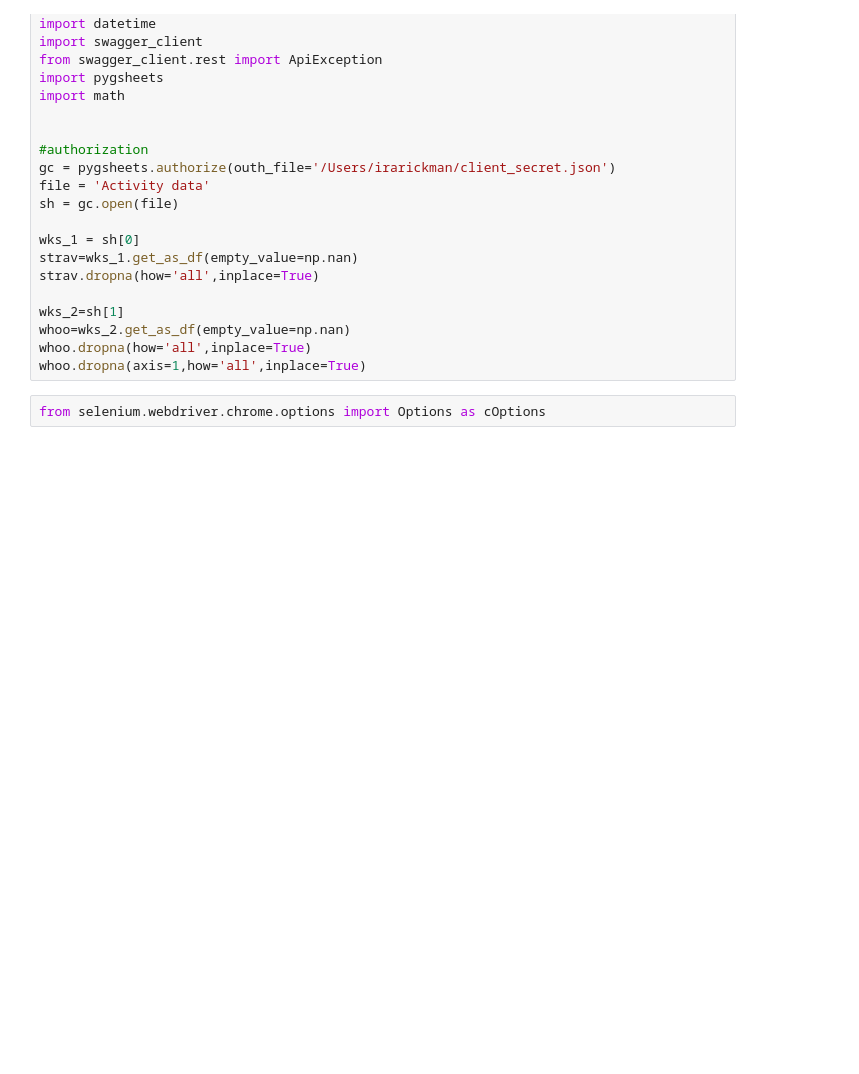
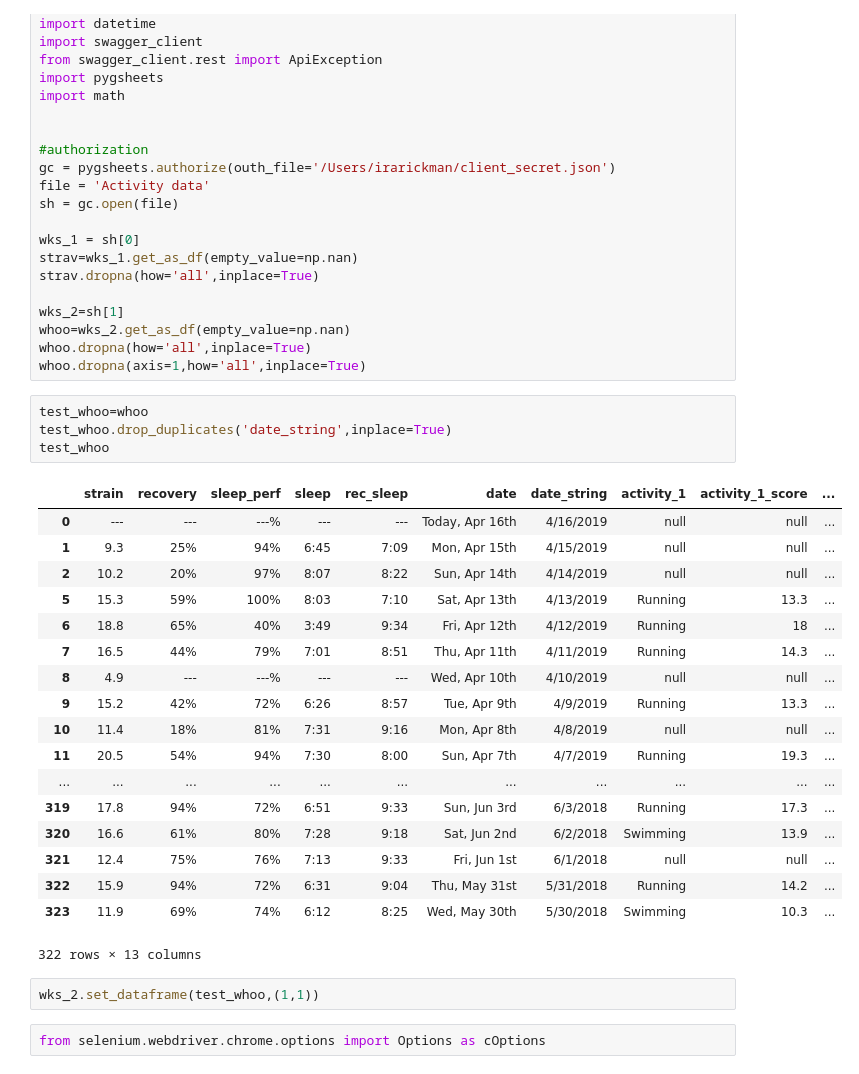
Before and after one commit to irickman/WHOOP-Strava-data, a Jupyter notebook: Testing.ipynb, the cells around one changed output. Drawn from its saved outputs; the diff is of its cells as text; blank space fills up the shorter version.

```diff
--- a/Testing.ipynb
+++ b/Testing.ipynb
@@ -42,6 +42,31 @@ wks_2=sh[1]
 whoo=wks_2.get_as_df(empty_value=np.nan)
 whoo.dropna(how='all',inplace=True)
 whoo.dropna(axis=1,how='all',inplace=True)
+# %%
+test_whoo=whoo
+test_whoo.drop_duplicates('date_string',inplace=True)
+test_whoo
+# %% [output]
+|  | strain | recovery | sleep_perf | sleep | rec_sleep | date | date_string | activity_1 | activity_1_score | ... |
+| 0 | --- | --- | ---% | --- | --- | Today, Apr 16th | 4/16/2019 | null | null | ... |
+| 1 | 9.3 | 25% | 94% | 6:45 | 7:09 | Mon, Apr 15th | 4/15/2019 | null | null | ... |
+| 2 | 10.2 | 20% | 97% | 8:07 | 8:22 | Sun, Apr 14th | 4/14/2019 | null | null | ... |
+| 5 | 15.3 | 59% | 100% | 8:03 | 7:10 | Sat, Apr 13th | 4/13/2019 | Running | 13.3 | ... |
+| 6 | 18.8 | 65% | 40% | 3:49 | 9:34 | Fri, Apr 12th | 4/12/2019 | Running | 18 | ... |
+| 7 | 16.5 | 44% | 79% | 7:01 | 8:51 | Thu, Apr 11th | 4/11/2019 | Running | 14.3 | ... |
+| 8 | 4.9 | --- | ---% | --- | --- | Wed, Apr 10th | 4/10/2019 | null | null | ... |
+| 9 | 15.2 | 42% | 72% | 6:26 | 8:57 | Tue, Apr 9th | 4/9/2019 | Running | 13.3 | ... |
+| 10 | 11.4 | 18% | 81% | 7:31 | 9:16 | Mon, Apr 8th | 4/8/2019 | null | null | ... |
+| 11 | 20.5 | 54% | 94% | 7:30 | 8:00 | Sun, Apr 7th | 4/7/2019 | Running | 19.3 | ... |
+| ... | ... | ... | ... | ... | ... | ... | ... | ... | ... | ... |
+| 319 | 17.8 | 94% | 72% | 6:51 | 9:33 | Sun, Jun 3rd | 6/3/2018 | Running | 17.3 | ... |
+| 320 | 16.6 | 61% | 80% | 7:28 | 9:18 | Sat, Jun 2nd | 6/2/2018 | Swimming | 13.9 | ... |
+| 321 | 12.4 | 75% | 76% | 7:13 | 9:33 | Fri, Jun 1st | 6/1/2018 | null | null | ... |
+| 322 | 15.9 | 94% | 72% | 6:31 | 9:04 | Thu, May 31st | 5/31/2018 | Running | 14.2 | ... |
+| 323 | 11.9 | 69% | 74% | 6:12 | 8:25 | Wed, May 30th | 5/30/2018 | Swimming | 10.3 | ... |
+322 rows × 13 columns
+# %%
+wks_2.set_dataframe(test_whoo,(1,1))
 # %%
 from selenium.webdriver.chrome.options import Options as cOptions
 # %%
```
Also changed, not shown: 2 other files.
